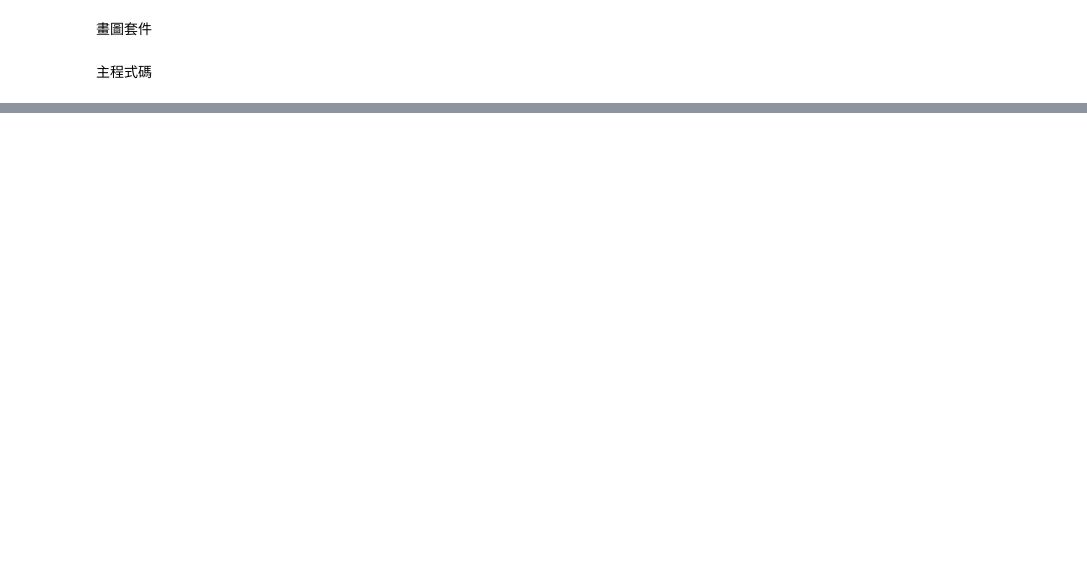
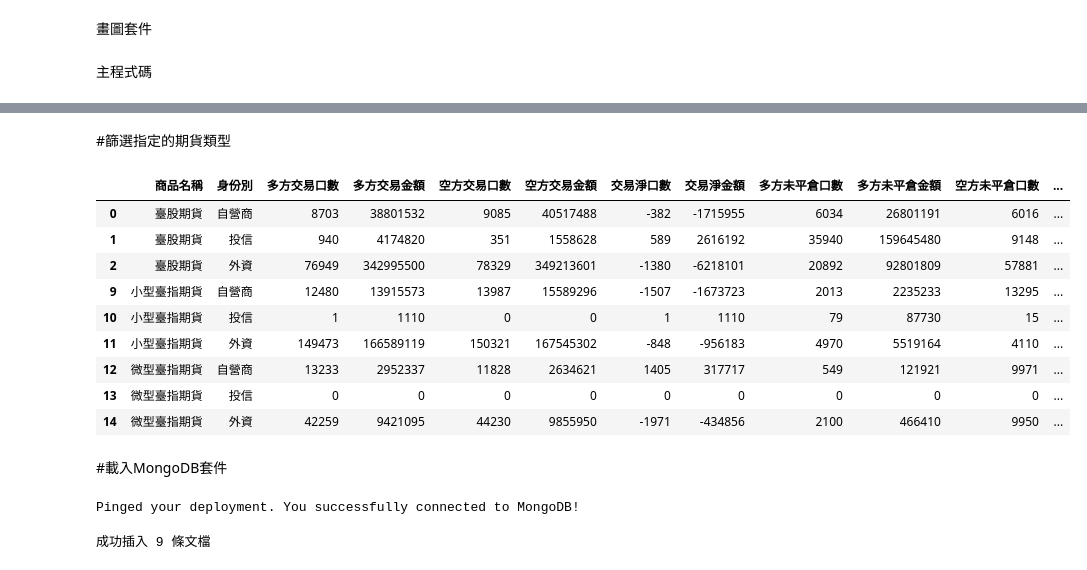
Before and after one commit to hsingyung-wang/pyDB, a Jupyter notebook: crawler.ipynb, the cells around one changed output, grey strips where cells are left out. Saved outputs shown, nothing was run; the diff lists cells and outputs as text; code cells hidden in the pictures; blank space fills up the shorter version.

```diff
--- a/crawler.ipynb
+++ b/crawler.ipynb
@@ -77,0 +132,18 @@ df
+# %% [markdown]
+#篩選指定的期貨類型
+# %%
+df_filter = df.loc[df['商品名稱'].isin(['臺股期貨','小型臺指期貨','微型臺指期貨'])]
+df_filter
+# %% [output]
+|  | 商品名稱 | 身份別 | 多方交易口數 | 多方交易金額 | 空方交易口數 | 空方交易金額 | 交易淨口數 | 交易淨金額 | 多方未平倉口數 | 多方未平倉金額 | 空方未平倉口數 | ... |
+| 0 | 臺股期貨 | 自營商 | 8703 | 38801532 | 9085 | 40517488 | -382 | -1715955 | 6034 | 26801191 | 6016 | ... |
+| 1 | 臺股期貨 | 投信 | 940 | 4174820 | 351 | 1558628 | 589 | 2616192 | 35940 | 159645480 | 9148 | ... |
+| 2 | 臺股期貨 | 外資 | 76949 | 342995500 | 78329 | 349213601 | -1380 | -6218101 | 20892 | 92801809 | 57881 | ... |
+| 9 | 小型臺指期貨 | 自營商 | 12480 | 13915573 | 13987 | 15589296 | -1507 | -1673723 | 2013 | 2235233 | 13295 | ... |
+| 10 | 小型臺指期貨 | 投信 | 1 | 1110 | 0 | 0 | 1 | 1110 | 79 | 87730 | 15 | ... |
+| 11 | 小型臺指期貨 | 外資 | 149473 | 166589119 | 150321 | 167545302 | -848 | -956183 | 4970 | 5519164 | 4110 | ... |
+| 12 | 微型臺指期貨 | 自營商 | 13233 | 2952337 | 11828 | 2634621 | 1405 | 317717 | 549 | 121921 | 9971 | ... |
+| 13 | 微型臺指期貨 | 投信 | 0 | 0 | 0 | 0 | 0 | 0 | 0 | 0 | 0 | ... |
+| 14 | 微型臺指期貨 | 外資 | 42259 | 9421095 | 44230 | 9855950 | -1971 | -434856 | 2100 | 466410 | 9950 | ... |
+# %% [markdown]
+#載入MongoDB套件
@@ -77,0 +154,49 @@ df
+# %%
+
+
+# 從配置文件讀取連接信息
+with open('config.json') as config_file:
+    config = json.load(config_file)
+
+mongo_user = config['mongo_user']
+mongo_pass = config['mongo_pass']
+mongo_host = config['mongo_host']
+
+# 構建連接 URI
+db_uri = f"mongodb+srv://{mongo_user}:{mongo_pass}@{mongo_host}/?retryWrites=true&w=majority&appName=FDB"
+
+# 創建客戶端連接
+client = MongoClient(db_uri, server_api=ServerApi('1'))
+
+try:
+    client.admin.command('ping')
+    print("Pinged your deployment. You successfully connected to MongoDB!")
+except Exception as e:
+    print(e)
+# %% [output]
+Pinged your deployment. You successfully connected to MongoDB!
+# %%
+# 進行數據操作...
+client = MongoClient(db_uri, server_api=ServerApi('1'))
+db = client['findata']
+collection = db['txf_oi']
+
+#檢查是否已存在該日期數據
+existing_data = collection.find_one({'date':querydate})
+if existing_data:
+    print(f"{querydate}的數據已存在,跳過存入")
+
+
+data_dict = df_filter.to_dict('records')
+
+for record in data_dict:
+    record['date'] = datetime.strptime(querydate,"%Y/%m/%d")
+
+
+
+result = collection.insert_many(data_dict)
+print(f"成功插入 {len(result.inserted_ids)} 條文檔")
+
+client.close()
+# %% [output]
+成功插入 9 條文檔
```
Also changed, not shown: parts of 13 cells of this notebook, 7 other files.
